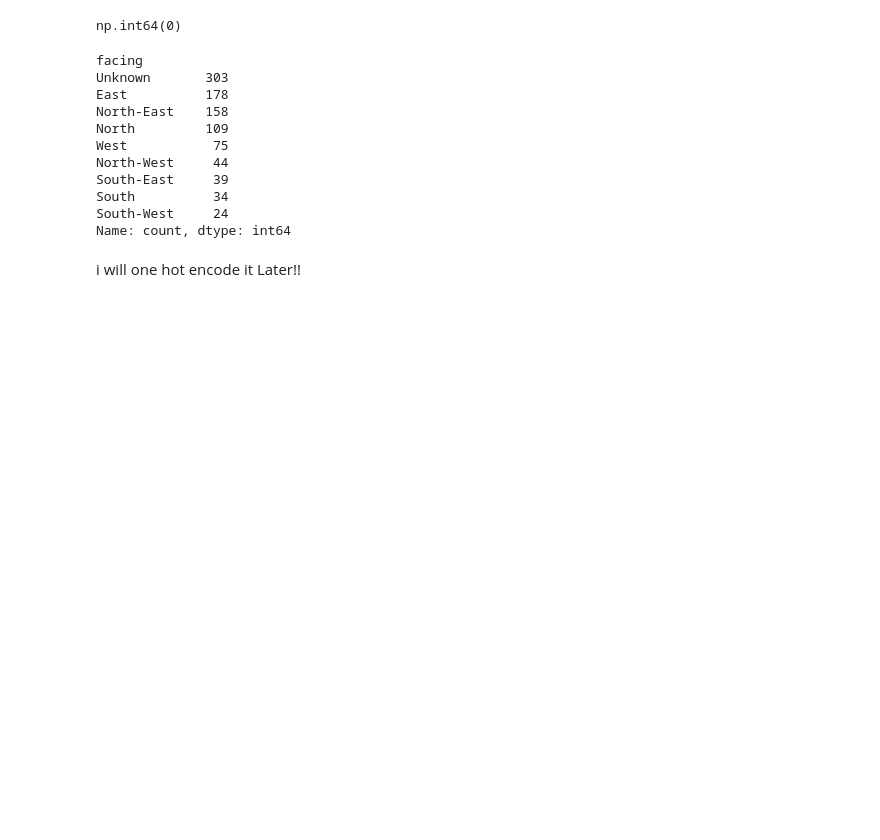
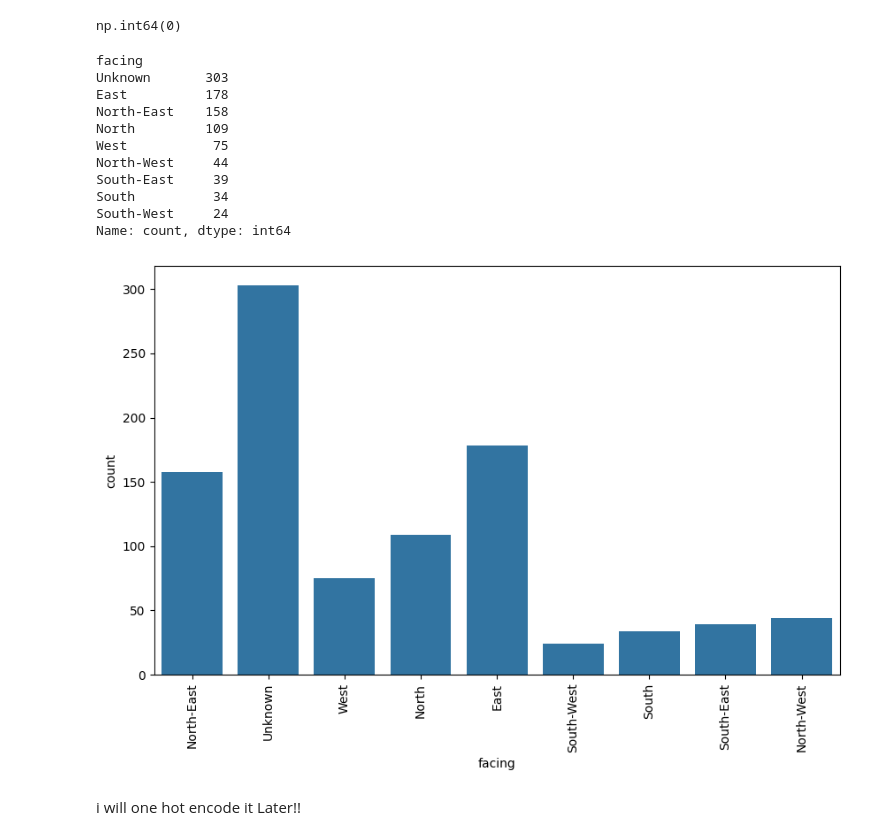
Before and after one commit to PremKarhale/Machine-learning, a Jupyter notebook: Projects/MegaProject1.ipynb, the cells around one changed output. Drawn from its saved outputs; the diff is of its cells as text; code cells hidden in the pictures; blank space fills up the shorter version.

```diff
--- a/Projects/MegaProject1.ipynb
+++ b/Projects/MegaProject1.ipynb
@@ -440,7 +435,7 @@ carpet_efficiency
 0.970558      1
 Name: count, Length: 121, dtype: int64
 # %%
-df.drop(columns=['areaWithType','plot_area_sqm','builtup_area_sqm','carpet_area_sqm','carpet_efficency'],axis=1,inplace=True)
+df.drop(columns=['areaWithType','plot_area_sqm','builtup_area_sqm','carpet_area_sqm'],axis=1,inplace=True)
 # %%
 df.columns
 # %% [output]
@@ -1308,3 +1322,6 @@ np.float64(31.431535269709542)
  missing % is high , hence i create a new col called 'unknown' ,just to keep my original data distributation const , and model learn from  missing data
 # %%
 df['facing']=df['facing'].fillna('Unknown')
+# %%
+#flag to classify null facing catagories
+df['no_facing']=df['facing'].apply(lambda x : 1 if x =='Unknown' else 0)
@@ -1326,6 +1350,13 @@ South-East     39
 South          34
 South-West     24
 Name: count, dtype: int64
+# %%
+plt.figure(figsize=(10,6))
+sns.countplot(x='facing',data=df)
+plt.xticks(rotation=90)
+plt.show()
+# %% [output]
+[figure, added]
 # %% [markdown]
 i will one hot encode it Later!!
 # %%
```
Also changed, not shown: parts of 47 cells of this notebook.
